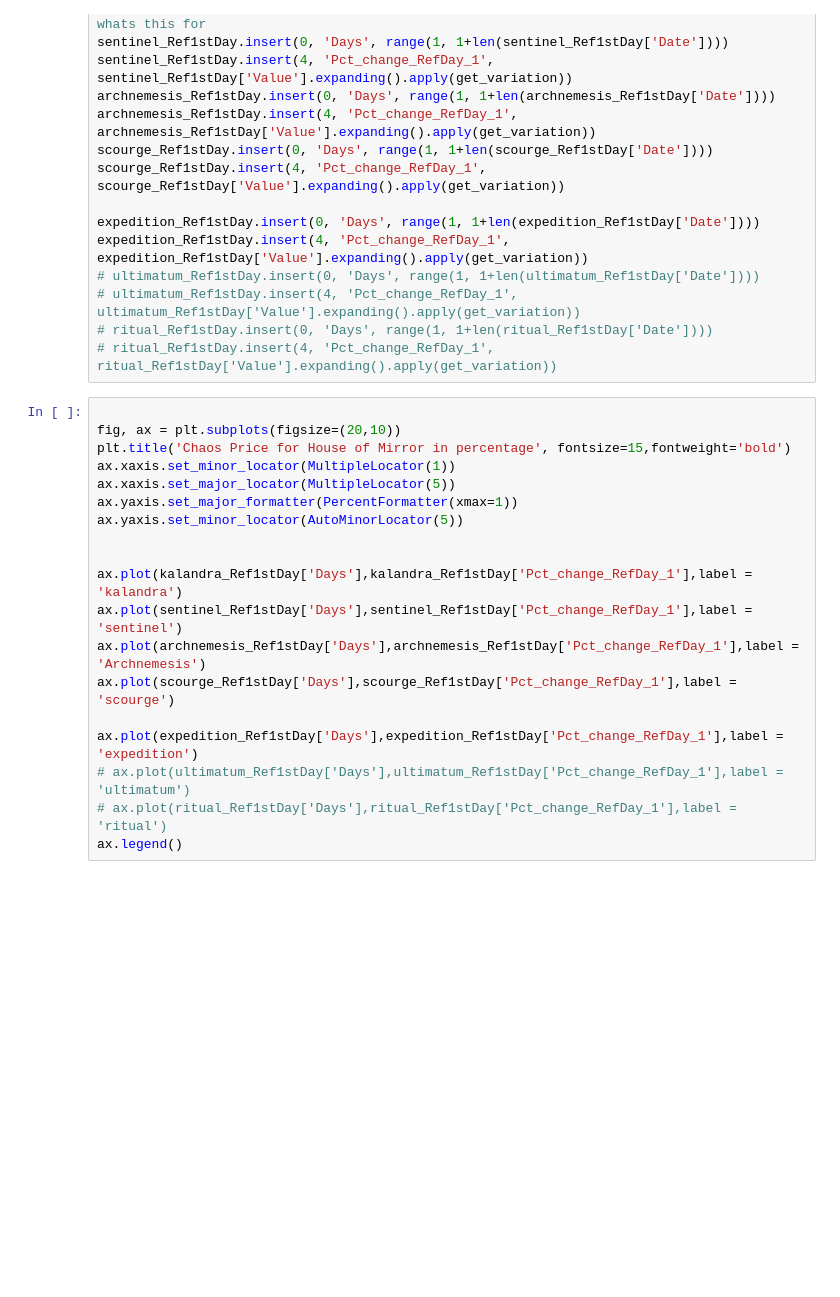
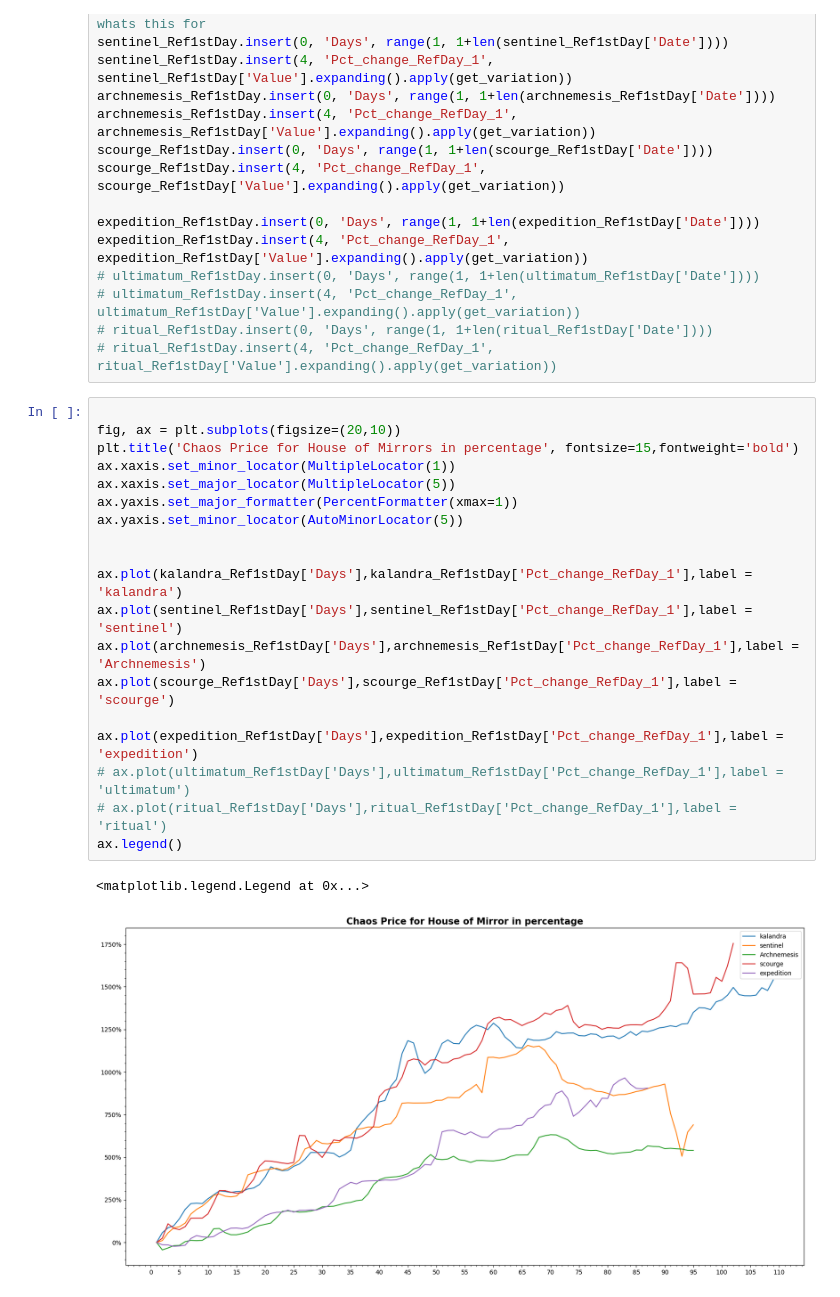
Before and after one commit to 0olol/POE-Market-Price-Analysis, a Jupyter notebook: mirrorCard.ipynb, the cells around one changed output. Drawn from its saved outputs; the diff is of its cells as text; blank space fills up the shorter version.

```diff
--- a/mirrorCard.ipynb
+++ b/mirrorCard.ipynb
@@ -94,22 +96,25 @@ expedition_Ref1stDay.insert(4, 'Pct_change_RefDay_1', expedition_Ref1stDay['Valu
 # %%
 
 fig, ax = plt.subplots(figsize=(20,10))
-plt.title('Chaos Price for House of Mirror in percentage', fontsize=15,fontweight='bold')
+plt.title('Chaos Price for House of Mirrors in percentage', fontsize=15,fontweight='bold')
 ax.xaxis.set_minor_locator(MultipleLocator(1))
 ax.xaxis.set_major_locator(MultipleLocator(5))
 ax.yaxis.set_major_formatter(PercentFormatter(xmax=1))
 ax.yaxis.set_minor_locator(AutoMinorLocator(5))
 
 
 ax.plot(kalandra_Ref1stDay['Days'],kalandra_Ref1stDay['Pct_change_RefDay_1'],label = 'kalandra')
 ax.plot(sentinel_Ref1stDay['Days'],sentinel_Ref1stDay['Pct_change_RefDay_1'],label = 'sentinel')
 ax.plot(archnemesis_Ref1stDay['Days'],archnemesis_Ref1stDay['Pct_change_RefDay_1'],label = 'Archnemesis')
 ax.plot(scourge_Ref1stDay['Days'],scourge_Ref1stDay['Pct_change_RefDay_1'],label = 'scourge')
 
 ax.plot(expedition_Ref1stDay['Days'],expedition_Ref1stDay['Pct_change_RefDay_1'],label = 'expedition')
 # ax.plot(ultimatum_Ref1stDay['Days'],ultimatum_Ref1stDay['Pct_change_RefDay_1'],label = 'ultimatum')
 # ax.plot(ritual_Ref1stDay['Days'],ritual_Ref1stDay['Pct_change_RefDay_1'],label = 'ritual')
 ax.legend()
+# %% [output]
+<matplotlib.legend.Legend at 0x...>
+[figure, added]
 # %%
 kalandra_TheImmortal = kalandra.loc[kalandra['Name']=='The Immortal']
 sentinel_TheImmortal = sentinel.loc[sentinel['Name']=='The Immortal']
```
Also changed, not shown: parts of 4 cells of this notebook, 5 other files.
